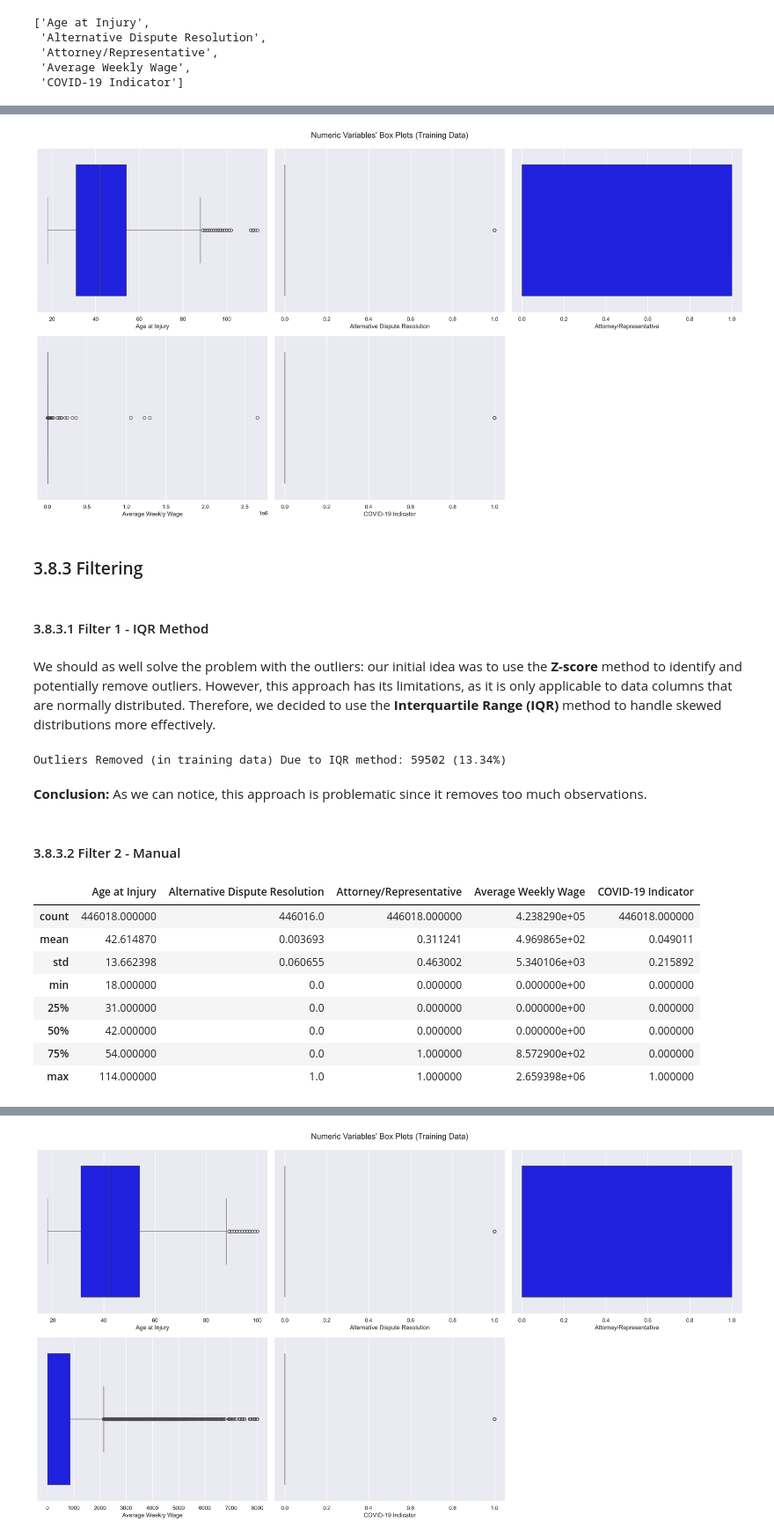
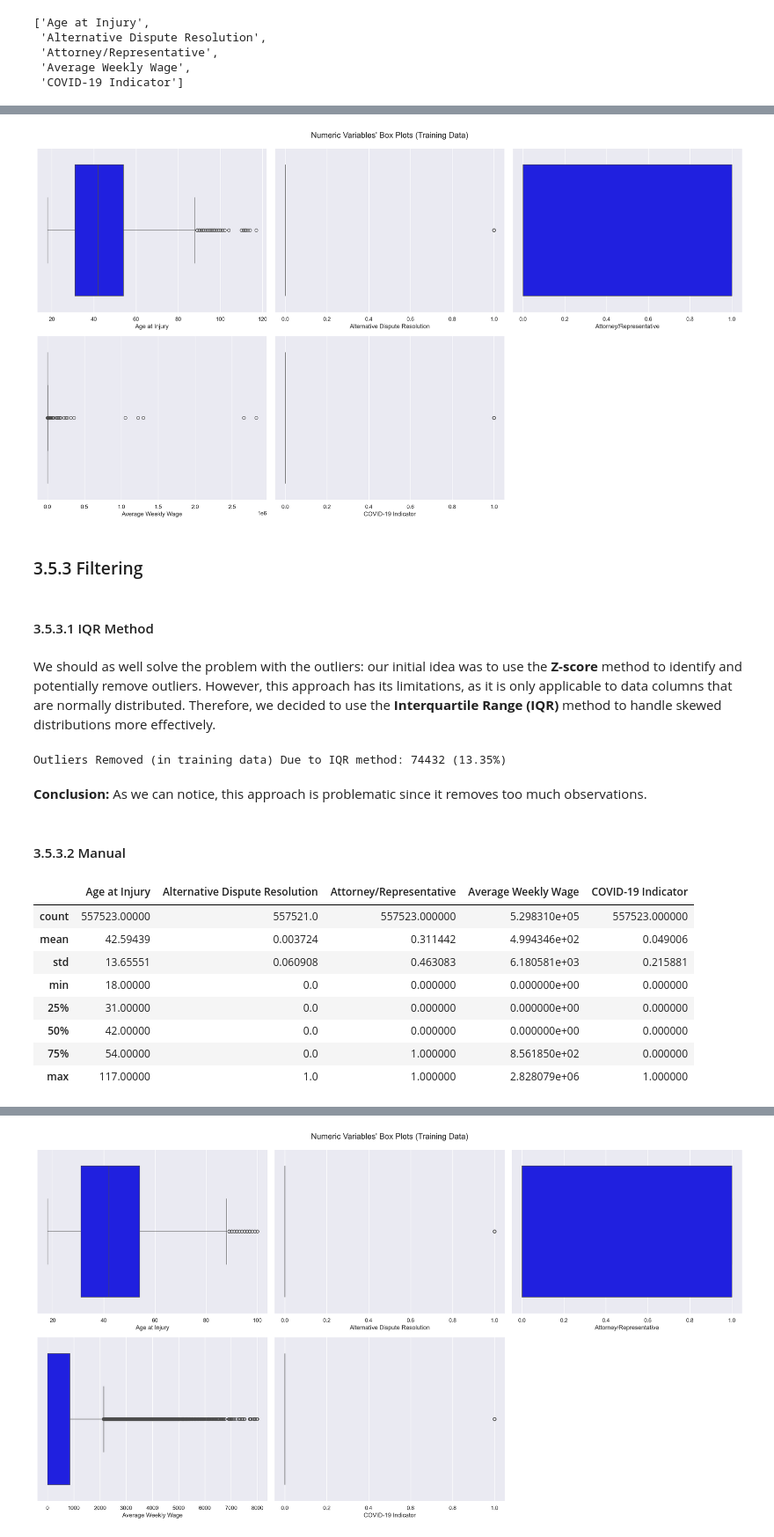
Before and after one commit to mgalao/machine-learning-project, a Jupyter notebook: project/Group_38_notebook.ipynb, the cells around one changed output, grey strips where cells are left out. Shown at 88% size. Saved outputs shown, nothing was run; the diff lists cells and outputs as text; code cells hidden in the pictures.

```diff
--- a/project/Group_38_notebook.ipynb
+++ b/project/Group_38_notebook.ipynb
@@ -2045 +2042,3 @@ X_train, X_val, y_train, y_val = train_test_split(data,
+# %%
+df_outliers = df_inconsistencies.copy()
 # %% [markdown]
@@ -2053,7 +2046,7 @@ X_val_outliers = X_val.copy()
 # %%
 # Define metric (numerical) features for both train and validation datasets
-metric_features = X_train_outliers.select_dtypes(include=['number']).columns.tolist()
-non_metric_features = X_train_outliers.select_dtypes(exclude=['number']).columns.tolist()
+metric_features = df_outliers.select_dtypes(include=['number']).columns.tolist()
+non_metric_features = df_outliers.select_dtypes(exclude=['number']).columns.tolist()
 # %%
 metric_features
 # %% [output]
@@ -2109,7 +2099,7 @@ plt.show()
 fig, axes = plt.subplots(2, ceil(len(metric_features) / 2), figsize=(20, 11))
 
 for ax, feat in zip(axes.flatten(), metric_features):
-    sns.boxplot(data=X_train_outliers, x=feat, ax=ax, color='blue')
+    sns.boxplot(data=df_outliers, x=feat, ax=ax, color='blue')
 
 plt.suptitle("Numeric Variables' Box Plots (Training Data)", fontsize=16, y=0.99)
 
@@ -2120,11 +2110,11 @@ for ax in axes.flatten()[len(metric_features):]:
 plt.tight_layout()
 plt.show()
 # %% [output]
-[figure, old version]
+[figure, new version]
 # %% [markdown]
-### 3.8.3 Filtering <a id="filtering"></a>
+### 3.5.3 Filtering <a id="filtering"></a>
 # %% [markdown]
-#### 3.8.3.1 Filter 1 - IQR Method <a id="filter1"></a>
+#### 3.5.3.1 IQR Method <a id="iqr_method"></a>
 # %% [markdown]
 We should as well solve the problem with the outliers: our initial idea was to use the **Z-score** method to identify and potentially remove outliers. However, this approach has its limitations, as it is only applicable to data columns that are normally distributed. Therefore, we decided to use the **Interquartile Range (IQR)** method to handle skewed distributions more effectively.
 # %%
@@ -2150,10 +2140,10 @@ def drop_outliers_iqr(df, metric_features):
     return df_filtered
 # %%
 # Usage Example
-outliers_filter1 = drop_outliers_iqr(X_train_outliers, metric_features)
+outliers_filter1 = drop_outliers_iqr(df_outliers, metric_features)
 
 # Calculate the number of rows before and after removing outliers
-original_count = len(X_train_outliers)
+original_count = len(df_outliers)
 filtered_count = len(outliers_filter1)
 
 # Calculate the percentage of rows removed
@@ -2163,21 +2153,21 @@ percentage_removed = (rows_removed / original_count) * 100
 # Output the result
 print(f'Outliers Removed (in training data) Due to IQR method: {rows_removed} ({percentage_removed:.2f}%)')
 # %% [output]
-Outliers Removed (in training data) Due to IQR method: 59502 (13.34%)
+Outliers Removed (in training data) Due to IQR method: 74432 (13.35%)
 # %% [markdown]
 **Conclusion:** As we can notice, this approach is problematic since it removes too much observations.
 # %% [markdown]
-#### 3.8.3.2 Filter 2 - Manual <a id="filter2"></a>
+#### 3.5.3.2 Manual <a id="filter2"></a>
 # %%
-X_train_outliers[metric_features].describe()
+df_outliers[metric_features].describe()
 # %% [output]
 |  | Age at Injury | Alternative Dispute Resolution | Attorney/Representative | Average Weekly Wage | COVID-19 Indicator |
-| count | 446018.000000 | 446016.0 | 446018.000000 | 4.238290e+05 | 446018.000000 |
-| mean | 42.614870 | 0.003693 | 0.311241 | 4.969865e+02 | 0.049011 |
-| std | 13.662398 | 0.060655 | 0.463002 | 5.340106e+03 | 0.215892 |
-| min | 18.000000 | 0.0 | 0.000000 | 0.000000e+00 | 0.000000 |
-| 25% | 31.000000 | 0.0 | 0.000000 | 0.000000e+00 | 0.000000 |
-| 50% | 42.000000 | 0.0 | 0.000000 | 0.000000e+00 | 0.000000 |
-| 75% | 54.000000 | 0.0 | 1.000000 | 8.572900e+02 | 0.000000 |
-| max | 114.000000 | 1.0 | 1.000000 | 2.659398e+06 | 1.000000 |
+| count | 557523.00000 | 557521.0 | 557523.000000 | 5.298310e+05 | 557523.000000 |
+| mean | 42.59439 | 0.003724 | 0.311442 | 4.994346e+02 | 0.049006 |
+| std | 13.65551 | 0.060908 | 0.463083 | 6.180581e+03 | 0.215881 |
+| min | 18.00000 | 0.0 | 0.000000 | 0.000000e+00 | 0.000000 |
+| 25% | 31.00000 | 0.0 | 0.000000 | 0.000000e+00 | 0.000000 |
+| 50% | 42.00000 | 0.0 | 0.000000 | 0.000000e+00 | 0.000000 |
+| 75% | 54.00000 | 0.0 | 1.000000 | 8.561850e+02 | 0.000000 |
+| max | 117.00000 | 1.0 | 1.000000 | 2.828079e+06 | 1.000000 |
 # %%
```
Also changed, not shown: parts of 192 cells of this notebook.
